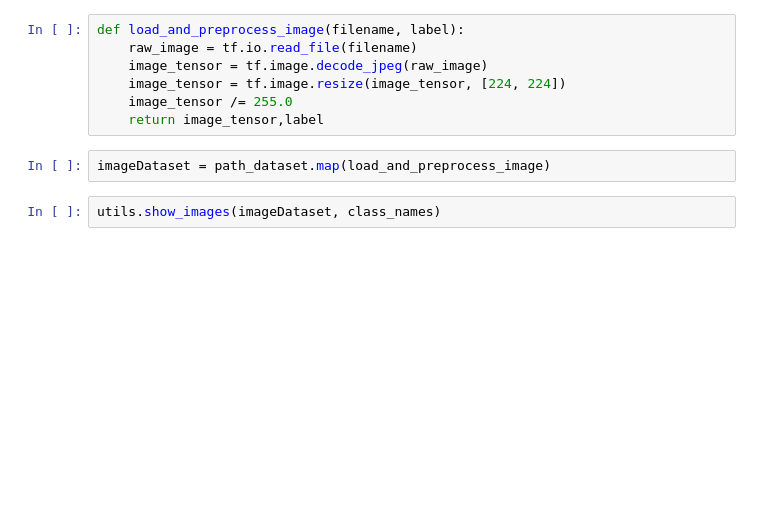
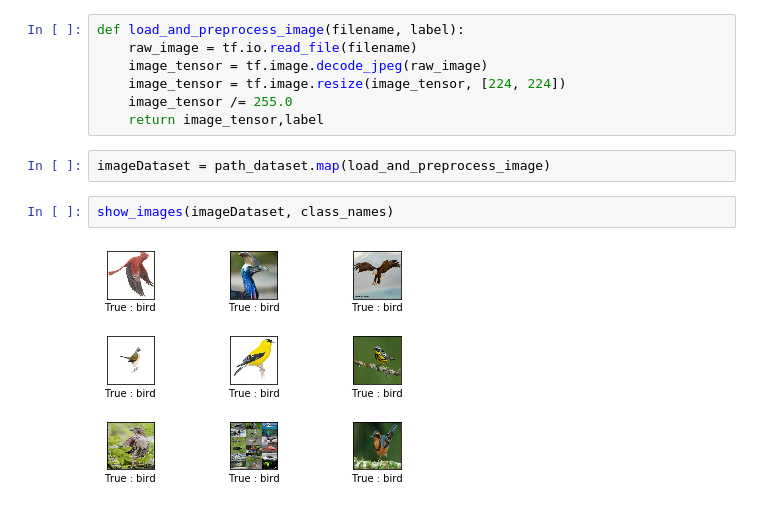
Before and after one commit to MSBD-5001/Lecture-Materials, a Jupyter notebook: workshop/Data.ipynb, the cells around one changed output. Saved outputs shown, nothing was run; the diff lists cells and outputs as text; blank space fills up the shorter version.

```diff
--- a/workshop/Data.ipynb
+++ b/workshop/Data.ipynb
@@ -65,4 +120,6 @@ def load_and_preprocess_image(filename, label):
 # %%
 imageDataset = path_dataset.map(load_and_preprocess_image)
 # %%
-utils.show_images(imageDataset, class_names)
+show_images(imageDataset, class_names)
+# %% [output]
+[figure, added]
```
Also changed, not shown: parts of 6 cells of this notebook, 10 other files.
